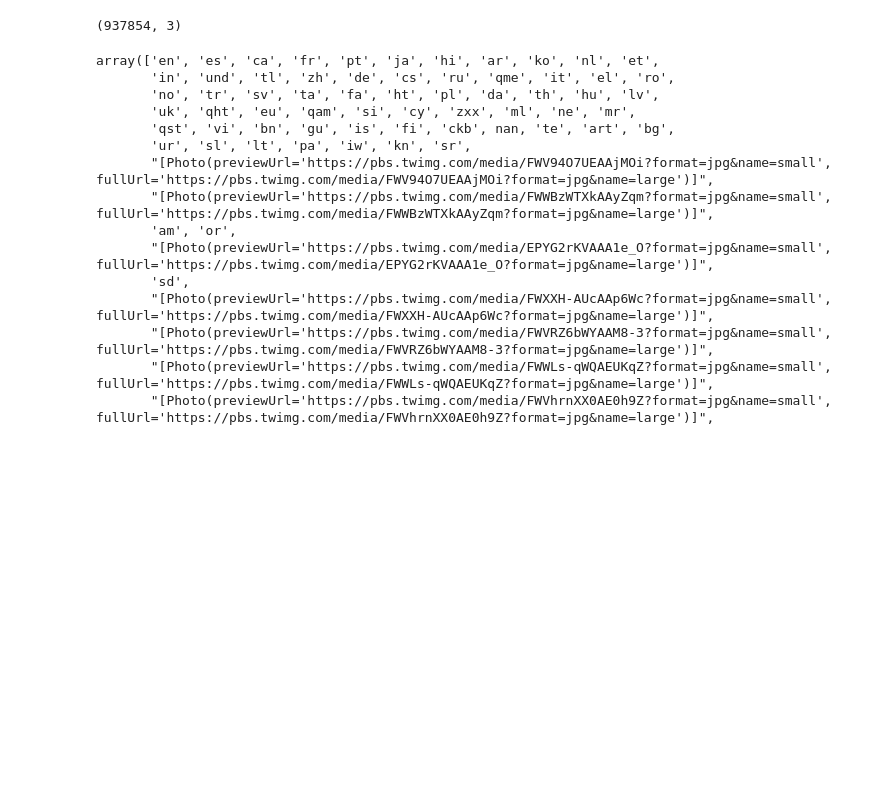
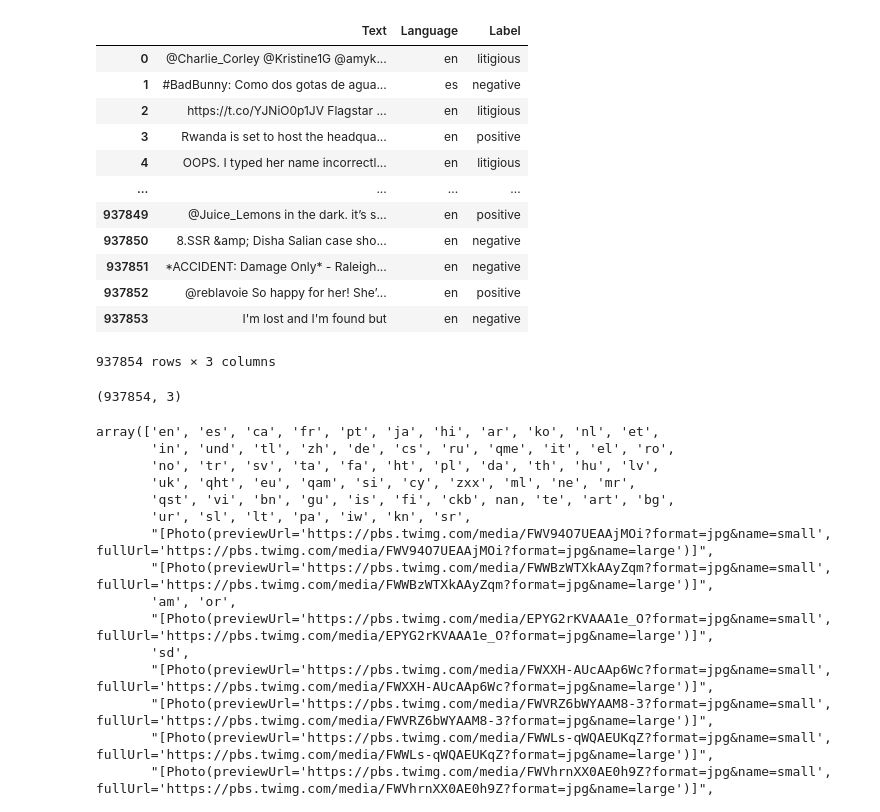
Before and after one commit to coderacheal/Alkebulan, a Jupyter notebook: Sentiment_analysis.ipynb, the cells around one changed output. Drawn from its saved outputs; the diff is of its cells as text; code cells hidden in the pictures; blank space fills up the shorter version.

```diff
--- a/Sentiment_analysis.ipynb
+++ b/Sentiment_analysis.ipynb
@@ -41,11 +23,25 @@ from sklearn.preprocessing import LabelEncoder
 warnings.filterwarnings('ignore')
 plt.style.use('ggplot')
 # %%
-# from google.colab import drive
-# drive.mount('/content/drive')
+from google.colab import drive
+drive.mount('/content/drive')
 
 df =  pd.read_csv('/content/drive/MyDrive/Colab Notebooks/dataset.csv')
 df
+# %% [output]
+|  | Text | Language | Label |
+| 0 | @Charlie_Corley @Kristine1G @amyk... | en | litigious |
+| 1 | #BadBunny: Como dos gotas de agua... | es | negative |
+| 2 | https://t.co/YJNiO0p1JV Flagstar ... | en | litigious |
+| 3 | Rwanda is set to host the headqua... | en | positive |
+| 4 | OOPS. I typed her name incorrectl... | en | litigious |
+| ... | ... | ... | ... |
+| 937849 | @Juice_Lemons in the dark. it’s s... | en | positive |
+| 937850 | 8.SSR &amp; Disha Salian case sho... | en | negative |
+| 937851 | *ACCIDENT: Damage Only* - Raleigh... | en | negative |
+| 937852 | @reblavoie So happy for her! She’... | en | positive |
+| 937853 | I'm lost and I'm found but | en | negative |
+937854 rows × 3 columns
 # %%
 df.shape
 # %% [output]
```
Also changed, not shown: parts of 37 cells of this notebook.
